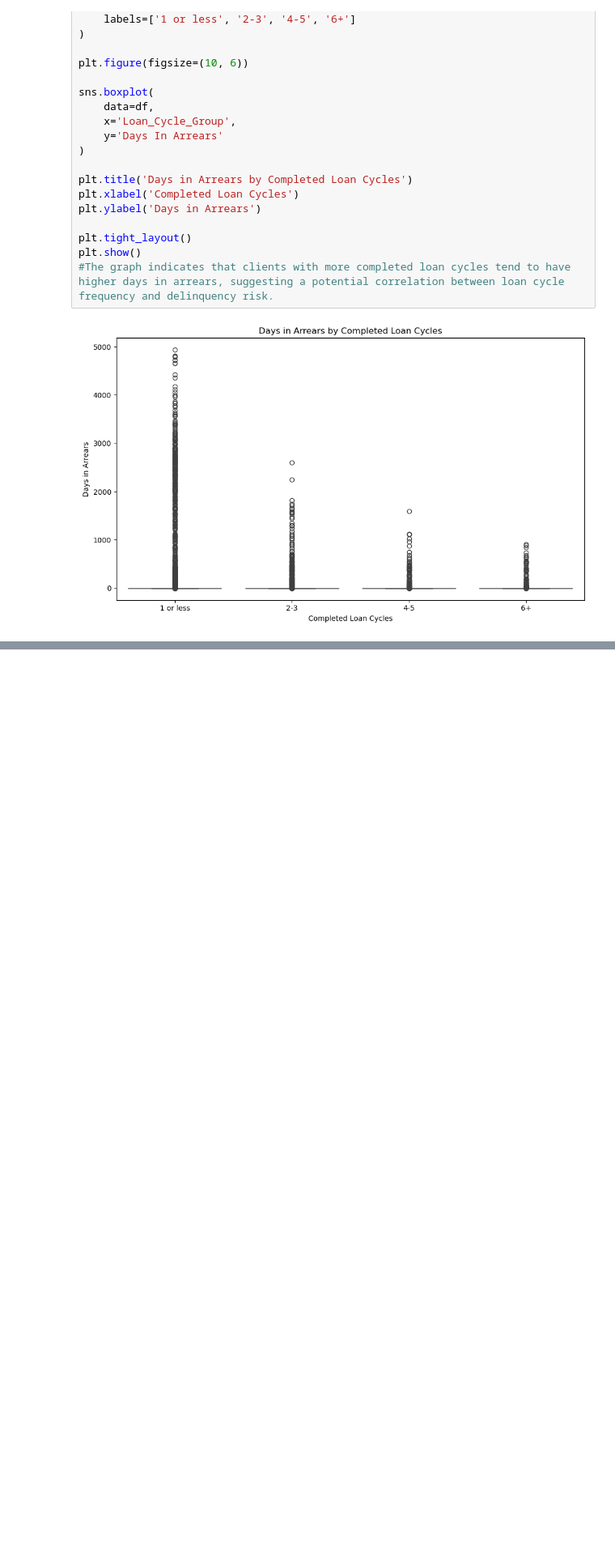
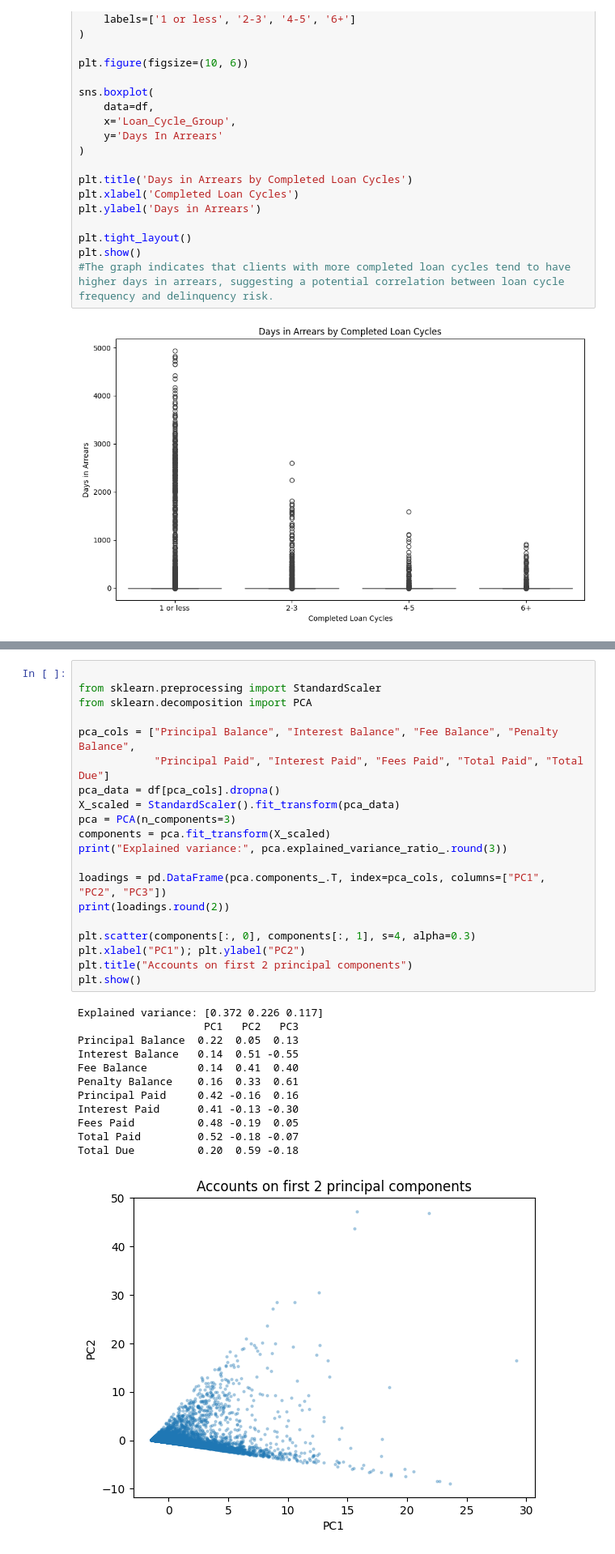
Before and after one commit to lemwaizz/DSFT_G6_Capstone, a Jupyter notebook: financial_dna.ipynb, the cells around one changed output, grey strips where cells are left out. Shown at 81% size. Drawn from its saved outputs; the diff is of its cells as text; blank space fills up the shorter version.

```diff
--- a/financial_dna.ipynb
+++ b/financial_dna.ipynb
@@ -838,0 +1084,33 @@ plt.show()
+# %%
+
+from sklearn.preprocessing import StandardScaler
+from sklearn.decomposition import PCA
+
+pca_cols = ["Principal Balance", "Interest Balance", "Fee Balance", "Penalty Balance",
+            "Principal Paid", "Interest Paid", "Fees Paid", "Total Paid", "Total Due"]
+pca_data = df[pca_cols].dropna()
+X_scaled = StandardScaler().fit_transform(pca_data)
+pca = PCA(n_components=3)
+components = pca.fit_transform(X_scaled)
+print("Explained variance:", pca.explained_variance_ratio_.round(3))
+
+loadings = pd.DataFrame(pca.components_.T, index=pca_cols, columns=["PC1", "PC2", "PC3"])
+print(loadings.round(2))
+
+plt.scatter(components[:, 0], components[:, 1], s=4, alpha=0.3)
+plt.xlabel("PC1"); plt.ylabel("PC2")
+plt.title("Accounts on first 2 principal components")
+plt.show()
+# %% [output]
+Explained variance: [0.372 0.226 0.117]
+                    PC1   PC2   PC3
+Principal Balance  0.22  0.05  0.13
+Interest Balance   0.14  0.51 -0.55
+Fee Balance        0.14  0.41  0.40
+Penalty Balance    0.16  0.33  0.61
+Principal Paid     0.42 -0.16  0.16
+Interest Paid      0.41 -0.13 -0.30
+Fees Paid          0.48 -0.19  0.05
+Total Paid         0.52 -0.18 -0.07
+Total Due          0.20  0.59 -0.18
+[figure, added]
```
Also changed, not shown: parts of 27 cells of this notebook.
